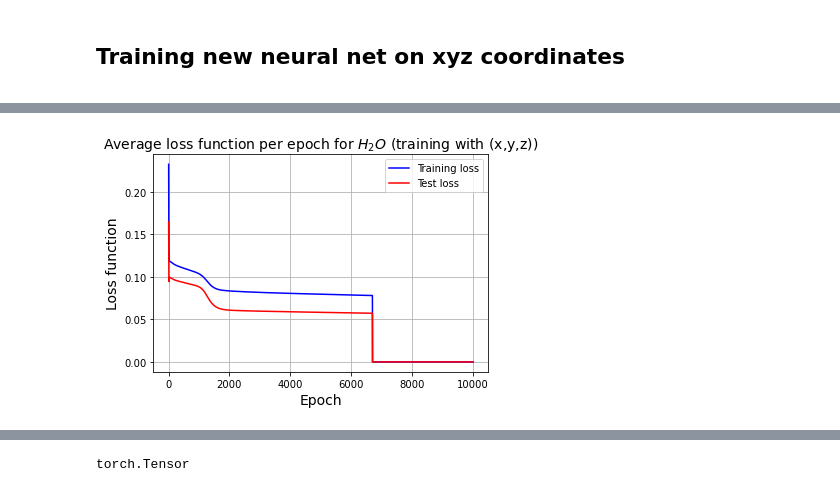
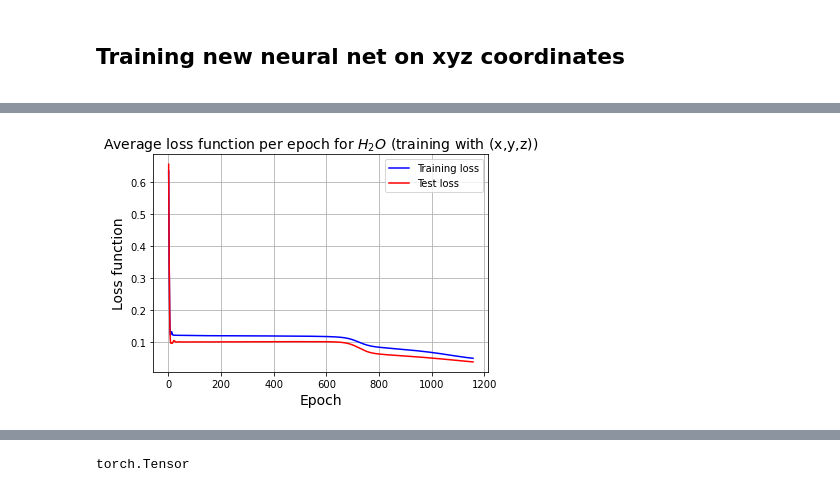
Before and after one commit to KKaroni/Symmetry-in-Machine-learned-Molecular-Force-Fields, a Jupyter notebook: BPNN.ipynb, the cells around one changed output, grey strips where cells are left out. Drawn from its saved outputs; the diff is of its cells as text; code cells hidden in the pictures.

```diff
--- a/BPNN.ipynb
+++ b/BPNN.ipynb
@@ -871,7 +837,0 @@ def rotate_data(A,data):
-# %%
-rotated_molec_coord = np.zeros((np.shape(coordinates)))
-for i in range(data_size):
-    coord = coordinates[N*i:N*(i+1),:]
-    coord = np.transpose(coord)
-    A = random_rotation_matrix()
-    rotated_molec_coord[N*i:N*(i+1),:] = np.transpose(rotate_data(A,coord))
@@ -948,23 +875,22 @@ number_of_features_xyz   = 3         # number of features (symmetry functions) f
                                    # and one angular, but can create more by vaying the parameters η, λ, ζ, Rs etc.
 
 
-data_size            = np.shape(energies)[0]        # We have 1000 water molecule conformations
-training_set_size    = data_size - 100
+training_set_size    = data_size_H2O - 100
 
 
 # Computing variance and mean on the training data only!
-coord_train = coordinates[:training_set_size,:]
+coord_train = coordinates_water[:training_set_size,:]
 var_train_xyz  = np.var(coord_train,axis=0)
 mean_train_xyz = np.mean(coord_train,axis=0)
 
 
-coordinates_norm = np.zeros((len(coordinates), number_of_features_xyz))
+coordinates_water_norm = np.zeros((len(coordinates_water), number_of_features_xyz))
 # normalize all data (training and test), using training set mean and variance
-for i in range(np.shape(coordinates)[0]):
-    for j in range(1,np.shape(coordinates)[1]):  # omit first column since for our dataset x=0 always
-        coordinates_norm[i,j] = (coordinates[i,j]-mean_train_xyz[j])/var_train_xyz[j]
+for i in range(np.shape(coordinates_water)[0]):
+    for j in range(1,np.shape(coordinates_water)[1]):  # omit first column since for our dataset x=0 always
+        coordinates_water_norm[i,j] = (coordinates_water[i,j]-mean_train_xyz[j])/var_train_xyz[j]
 
-data_set_xyz = np.vsplit(coordinates_norm,data_size)     # !!!!!!!!!!!!  change to coordinates_norm if you are normalising
+data_set_xyz = np.vsplit(coordinates_water_norm,data_size_H2O)     # !!!!!!!!!!!!  change to coordinates_water_norm if you are normalising
 data_set_xyz = torch.FloatTensor(data_set_xyz)          # Going from a (1000,3,2) list to a a (1000,3,2) tensor
 
 
@@ -985,5 +911,5 @@ test_set_xyz             = data_set_xyz[training_set_size:]
 dataset_xyz = TensorDataset(training_set_xyz, train_labels)
 
 # Creating the batches
-dataloader_xyz = torch.utils.data.DataLoader(dataset_xyz, batch_size=25, #300,
+dataloader_xyz = torch.utils.data.DataLoader(dataset_xyz, batch_size=300, #300,
                                            shuffle=False, num_workers=2, drop_last=False)
@@ -1050,6 +918,8 @@ net_xyz = BPNN_xyz()
+# %%
+net_xyz = BPNN_H2O(3)    # 3 features (x,y and z)
 # %%
 criterion = nn.MSELoss()
-optimizer = optim.Adam(net_xyz.parameters(), lr=0.0001)#0.005)
+optimizer = optim.Adam(net_xyz.parameters(), lr=0.005)#0.005)
 #torch.optim.LBFGS(net.parameters(), lr=0.001, max_iter=20, max_eval=None, tolerance_grad=1e-07, tolerance_change=1e-09, line_search_fn=None)
 #optimizer = optim.SGD(net.parameters(), lr=0.001, momentum=0.1)
 nepochs = 10000
@@ -1150,22 +1030,22 @@ KeyboardInterrupt:
 # %%
 x = np.arange(1,nepochs+1)
 # plt.plot(x[200:600],train_loss[200:600],'blue',label = 'Training loss')
 # plt.plot(x[200:600],test_loss[200:600],'red',label = 'Test loss')
 
-plt.plot(x,train_loss_xyz,'blue',label = 'Training loss')
-plt.plot(x,test_loss_xyz,'red',label = 'Test loss')
+plt.plot(x[:epoch],train_loss_xyz[:epoch],'blue',label = 'Training loss')
+plt.plot(x[:epoch],test_loss_xyz[:epoch],'red',label = 'Test loss')
 
 
 plt.ticklabel_format(useOffset=False, style='plain')
 plt.xlabel('Epoch',fontsize=14)
 plt.ylabel('Loss function',fontsize=14)
 plt.title('Average loss function per epoch for $H_2O$ (training with (x,y,z))',fontsize=14)
 plt.grid()
 plt.legend()
 plt.savefig('x_y_z_loss_graph_H2O',bbox_inches='tight')
 plt.show()
 # %% [output]
-[figure, old version]
+[figure, new version]
 # %%
 prediction_xyz = np.zeros(100)
 for i in range(100):
```
Also changed, not shown: parts of 63 cells of this notebook.
